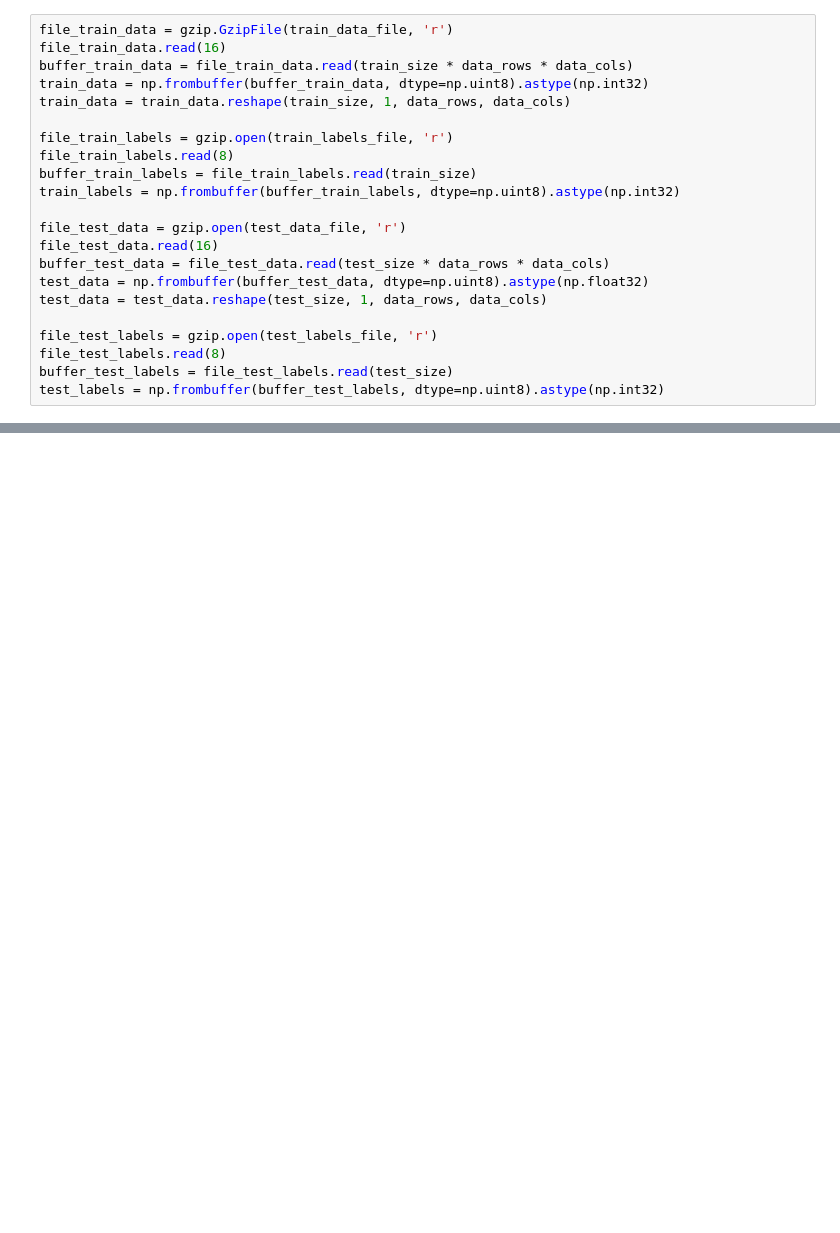
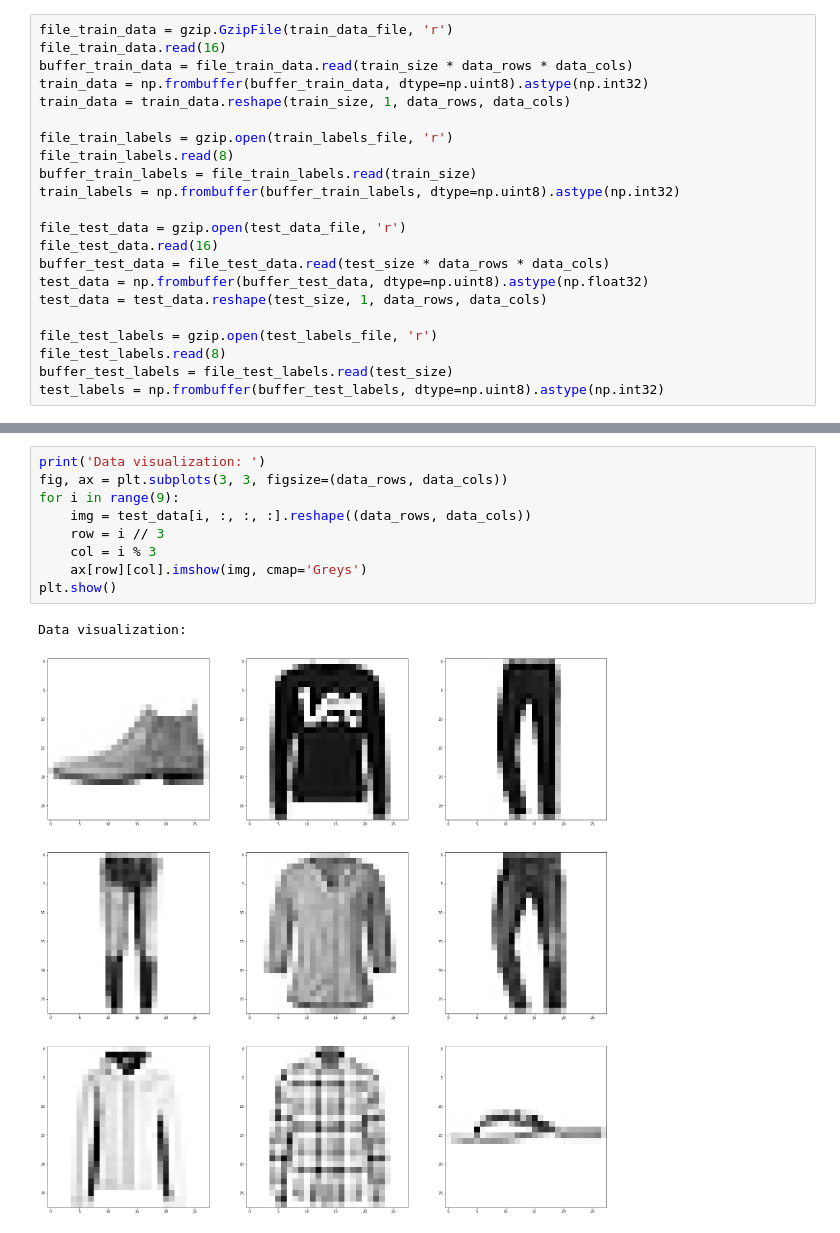
Before and after one commit to dscrawford/homework, a Jupyter notebook: Graduate/Fall_2020/CS6364/HW7/hw7.ipynb, the cells around one changed output, grey strips where cells are left out. Saved outputs shown, nothing was run; the diff lists cells and outputs as text; blank space fills up the shorter version.

```diff
--- a/Graduate/Fall_2020/CS6364/HW7/hw7.ipynb
+++ b/Graduate/Fall_2020/CS6364/HW7/hw7.ipynb
@@ -245,0 +313,12 @@ Test Accuracy: 0.87, Test Average Loss: 1.587301
+# %%
+print('Data visualization: ')
+fig, ax = plt.subplots(3, 3, figsize=(data_rows, data_cols))
+for i in range(9):
+    img = test_data[i, :, :, :].reshape((data_rows, data_cols))
+    row = i // 3
+    col = i % 3
+    ax[row][col].imshow(img, cmap='Greys')
+plt.show()
+# %% [output]
+Data visualization:
+[figure, added]
```
Also changed, not shown: parts of 9 cells of this notebook, 1 other file.
